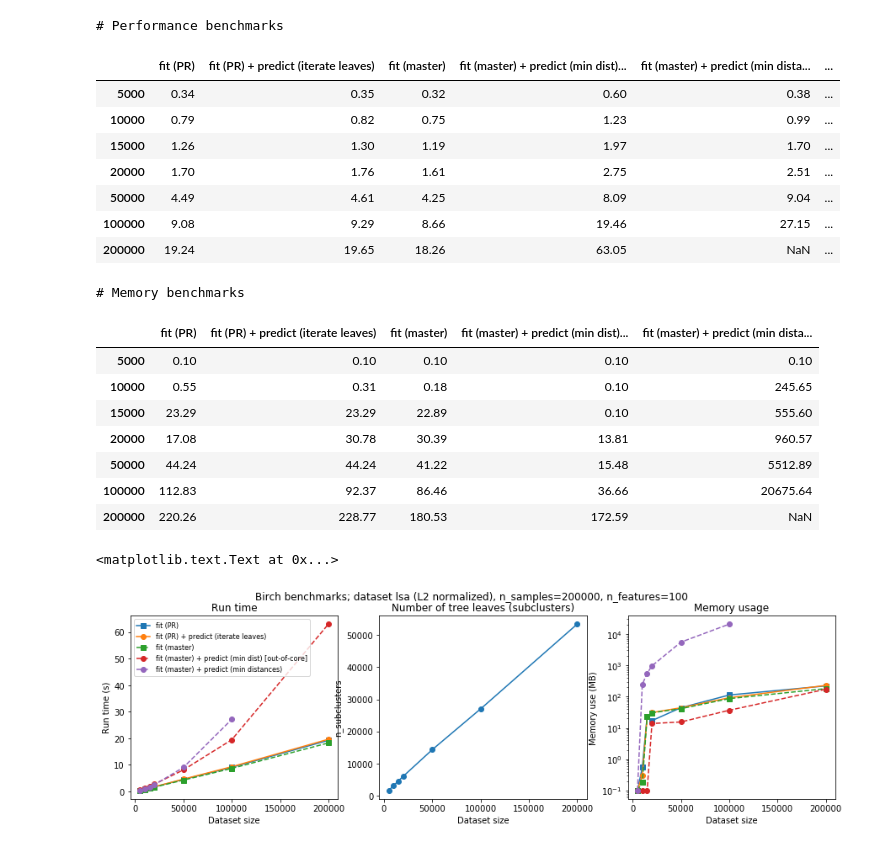
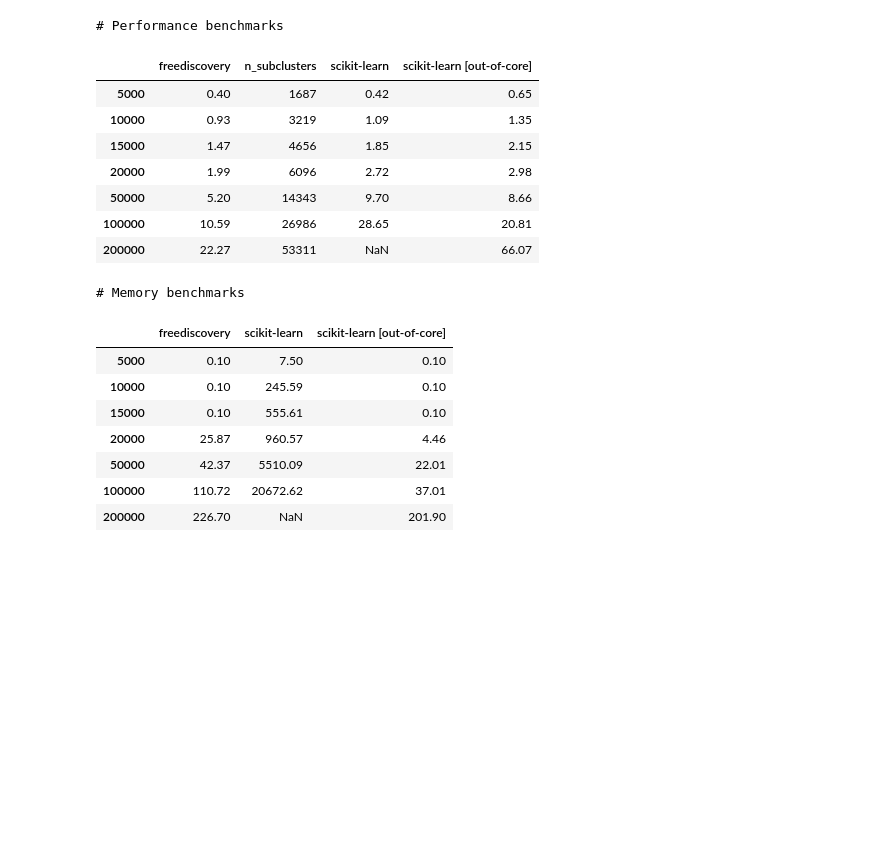
Before and after one commit to rth/notebooks, a Jupyter notebook: sklearn/Birch_clustering_benchmarks.ipynb, the cells around one changed output. Cells and saved outputs as stored; diff of their text form; code cells hidden in the pictures; blank space fills up the shorter version.

```diff
--- a/sklearn/Birch_clustering_benchmarks.ipynb
+++ b/sklearn/Birch_clustering_benchmarks.ipynb
@@ -48,13 +48,11 @@ The memory_profiler extension is already loaded. To reload it, use:
 # %%
-benchmarks = {'fit (master)': lambda X: Birch(n_clusters=None, compute_labels=False).fit(X),
-              'fit (master) + predict (min distances)': lambda X: Birch(n_clusters=None, compute_labels=True).fit(X),
-              'fit (master) + predict (min dist) [out-of-core]': _out_of_core_birch,
-              'fit (PR)': lambda X: Birch_PR(n_clusters=None, compute_labels=False, compute_samples_indices=True).fit(X),
-              'fit (PR) + predict (iterate leaves)': lambda X: _get_cluster_labels(Birch_PR(n_clusters=None, compute_samples_indices=True, compute_labels=False).fit(X), X.shape[0]),
+benchmarks = {'scikit-learn ': lambda X: Birch(n_clusters=None, compute_labels=True).fit(X),
+              'scikit-learn [out-of-core]': _out_of_core_birch,
+              'freediscovery': lambda X: _get_cluster_labels(BirchFD(n_clusters=None, compute_samples_indices=True, compute_labels=False).fit(X), X.shape[0]),
               }
 
 
-n_samples_arr = [5000, 10000, 15000, 20000, 50000, 100000, 200000]
+n_samples_arr = [5000, 10000,  15000, 20000 , 50000, 100000, 200000]
 res_cpu = []
 res_mem = []
 
@@ -78,76 +76,48 @@ for n_samples in n_samples_arr:
             res_cpu_el[key] = t1.average
         except MemoryError:
             pass
 
     try:
-        labels = _get_cluster_labels(Birch_PR(n_clusters=None, compute_samples_indices=True, compute_labels=False).fit(X), X.shape[0])
+        labels = _get_cluster_labels(BirchFD(n_clusters=None, compute_samples_indices=True, compute_labels=False).fit(X), X.shape[0])
         res_cpu_el['n_subclusters'] = len(np.unique(labels))
     except MemoryError:
         pass
 
     res_cpu.append(res_cpu_el)
 
     # memory benchmarks
     res_mem_el = {}
     for key, func in benchmarks.items():
         try:
             m1 = %memit -o -r1 -q func(X)
             res_mem_el[key] = max(max(m1.mem_usage) - m1.baseline, 0.1) # set some small floor for log scale
         except MemoryError:
             pass
     res_mem.append(res_mem_el)
 
 df_cpu = pd.DataFrame(res_cpu, index=n_samples_arr).round(2)
 print('# Performance benchmarks')
 display(df_cpu)
 
 df_mem = pd.DataFrame(res_mem, index=n_samples_arr).round(2)
 print('# Memory benchmarks')
 display(df_mem)
-
-fig, ax = plt.subplots(1, 3, figsize=(15, 4))
-
-for key in df_cpu.columns:
-    if key == 'n_subclusters':
-        continue
-    ls = 'solid' if 'PR' in key else 'dashed'
-    marker = 'o' if 'predict' in key else 's'
-    ax[0].plot(df_cpu.index, df_cpu[key], ls=ls, marker=marker, label=key)
-    ax[2].semilogy(df_mem.index, df_mem[key], ls=ls, marker=marker)
-_ = ax[0].legend(loc='best', prop={'size': 8})
-ax[0].set_xlabel('Dataset size')
-ax[0].set_ylabel('Run time (s)')
-
-ax[1].plot(df_cpu.index, df_cpu.n_subclusters, marker='o')
-ax[1].set_xlabel('Dataset size')
-ax[1].set_ylabel('n_subclusters')
-
-ax[2].set_xlabel('Dataset size')
-ax[2].set_ylabel('Memory use (MB)')
-
-ax[0].set_title('Run time')
-ax[1].set_title('Number of tree leaves (subclusters)')
-ax[2].set_title('Memory usage')
-
-fig.suptitle('Birch benchmarks; dataset {} (L2 normalized), n_samples={}, n_features={}'.format(dataset, X.shape[0], X.shape[1]))
 # %% [output]
 # Performance benchmarks
-|  | fit (PR) | fit (PR) + predict (iterate leaves) | fit (master) | fit (master) + predict (min dist)... | fit (master) + predict (min dista... | ... |
-| 5000 | 0.34 | 0.35 | 0.32 | 0.60 | 0.38 | ... |
-| 10000 | 0.79 | 0.82 | 0.75 | 1.23 | 0.99 | ... |
-| 15000 | 1.26 | 1.30 | 1.19 | 1.97 | 1.70 | ... |
-| 20000 | 1.70 | 1.76 | 1.61 | 2.75 | 2.51 | ... |
-| 50000 | 4.49 | 4.61 | 4.25 | 8.09 | 9.04 | ... |
-| 100000 | 9.08 | 9.29 | 8.66 | 19.46 | 27.15 | ... |
-| 200000 | 19.24 | 19.65 | 18.26 | 63.05 | NaN | ... |
+|  | freediscovery | n_subclusters | scikit-learn | scikit-learn [out-of-core] |
+| 5000 | 0.40 | 1687 | 0.42 | 0.65 |
+| 10000 | 0.93 | 3219 | 1.09 | 1.35 |
+| 15000 | 1.47 | 4656 | 1.85 | 2.15 |
+| 20000 | 1.99 | 6096 | 2.72 | 2.98 |
+| 50000 | 5.20 | 14343 | 9.70 | 8.66 |
+| 100000 | 10.59 | 26986 | 28.65 | 20.81 |
+| 200000 | 22.27 | 53311 | NaN | 66.07 |
 # Memory benchmarks
-|  | fit (PR) | fit (PR) + predict (iterate leaves) | fit (master) | fit (master) + predict (min dist)... | fit (master) + predict (min dista... |
-| 5000 | 0.10 | 0.10 | 0.10 | 0.10 | 0.10 |
-| 10000 | 0.55 | 0.31 | 0.18 | 0.10 | 245.65 |
-| 15000 | 23.29 | 23.29 | 22.89 | 0.10 | 555.60 |
-| 20000 | 17.08 | 30.78 | 30.39 | 13.81 | 960.57 |
-| 50000 | 44.24 | 44.24 | 41.22 | 15.48 | 5512.89 |
-| 100000 | 112.83 | 92.37 | 86.46 | 36.66 | 20675.64 |
-| 200000 | 220.26 | 228.77 | 180.53 | 172.59 | NaN |
+|  | freediscovery | scikit-learn | scikit-learn [out-of-core] |
+| 5000 | 0.10 | 7.50 | 0.10 |
+| 10000 | 0.10 | 245.59 | 0.10 |
+| 15000 | 0.10 | 555.61 | 0.10 |
+| 20000 | 25.87 | 960.57 | 4.46 |
+| 50000 | 42.37 | 5510.09 | 22.01 |
+| 100000 | 110.72 | 20672.62 | 37.01 |
+| 200000 | 226.70 | NaN | 201.90 |
-<matplotlib.text.Text at 0x...>
-[figure, removed]
```
Also changed, not shown: parts of 4 cells of this notebook.
